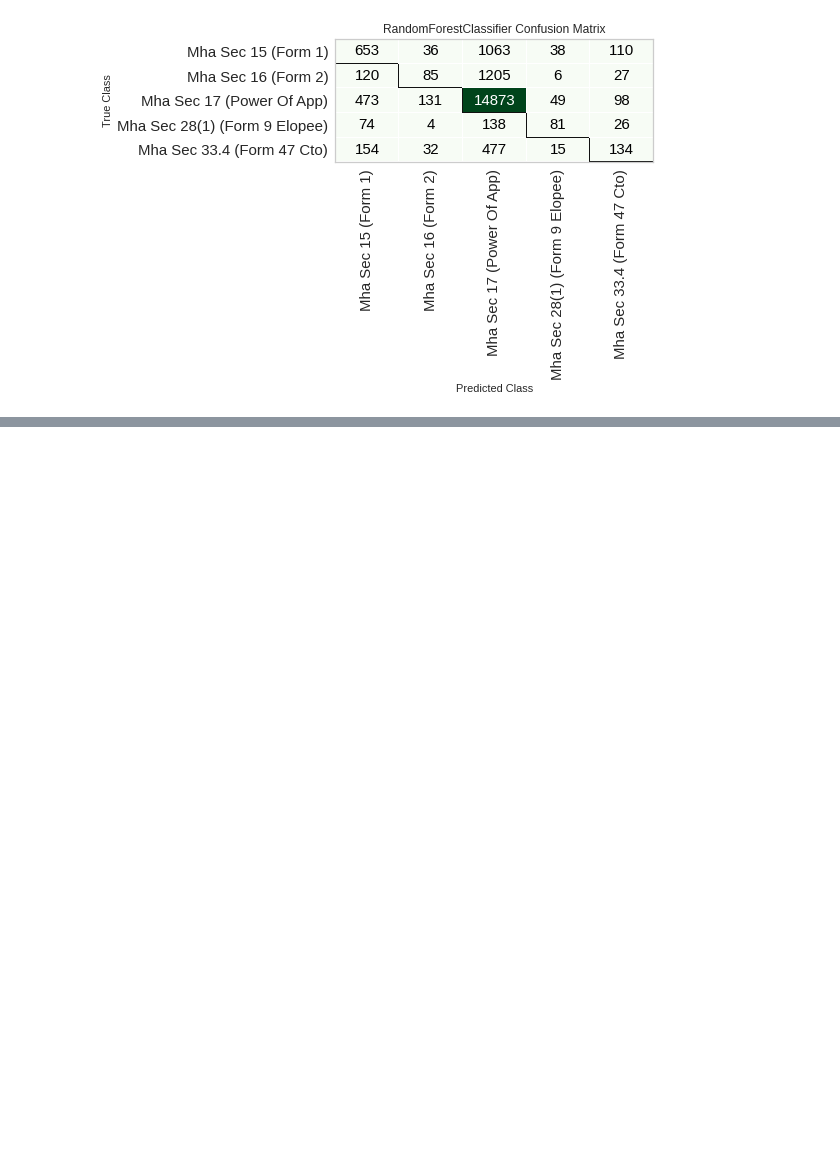
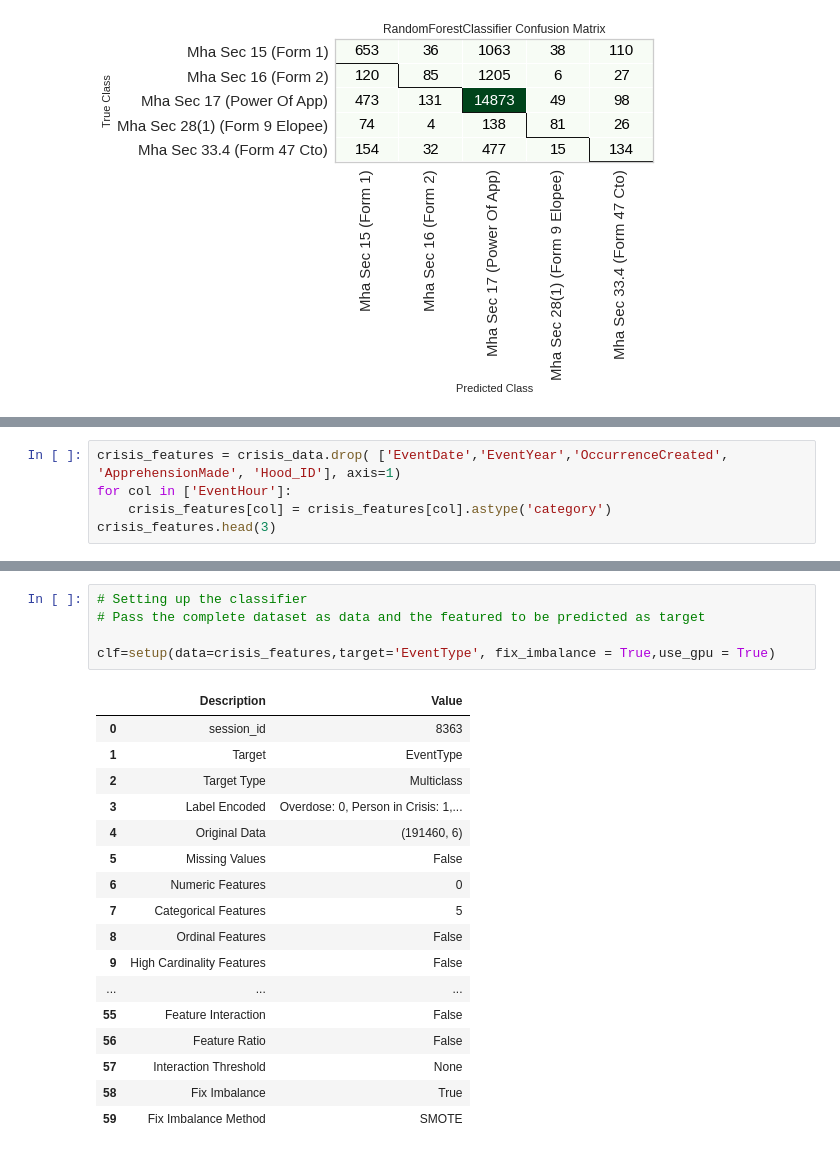
Before and after one commit to mtofighi/TorontoMentalHealth, a Jupyter notebook: TorontoMentalHealth.ipynb, the cells around one changed output, grey strips where cells are left out. Cells and saved outputs as stored; diff of their text form; blank space fills up the shorter version.

```diff
--- a/TorontoMentalHealth.ipynb
+++ b/TorontoMentalHealth.ipynb
@@ -182,0 +271,5 @@ plot_model(best, plot = 'confusion_matrix')
+# %%
+crisis_features = crisis_data.drop( ['EventDate','EventYear','OccurrenceCreated',	'ApprehensionMade',	'Hood_ID'], axis=1)
+for col in ['EventHour']:
+    crisis_features[col] = crisis_features[col].astype('category')
+crisis_features.head(3)
@@ -182,0 +297,23 @@ plot_model(best, plot = 'confusion_matrix')
+# %%
+# Setting up the classifier
+# Pass the complete dataset as data and the featured to be predicted as target
+
+clf=setup(data=crisis_features,target='EventType', fix_imbalance = True,use_gpu = True)
+# %% [output]
+|  | Description | Value |
+| 0 | session_id | 8363 |
+| 1 | Target | EventType |
+| 2 | Target Type | Multiclass |
+| 3 | Label Encoded | Overdose: 0, Person in Crisis: 1,... |
+| 4 | Original Data | (191460, 6) |
+| 5 | Missing Values | False |
+| 6 | Numeric Features | 0 |
+| 7 | Categorical Features | 5 |
+| 8 | Ordinal Features | False |
+| 9 | High Cardinality Features | False |
+| ... | ... | ... |
+| 55 | Feature Interaction | False |
+| 56 | Feature Ratio | False |
+| 57 | Interaction Threshold | None |
+| 58 | Fix Imbalance | True |
+| 59 | Fix Imbalance Method | SMOTE |
```
Also changed, not shown: parts of 13 cells of this notebook.
